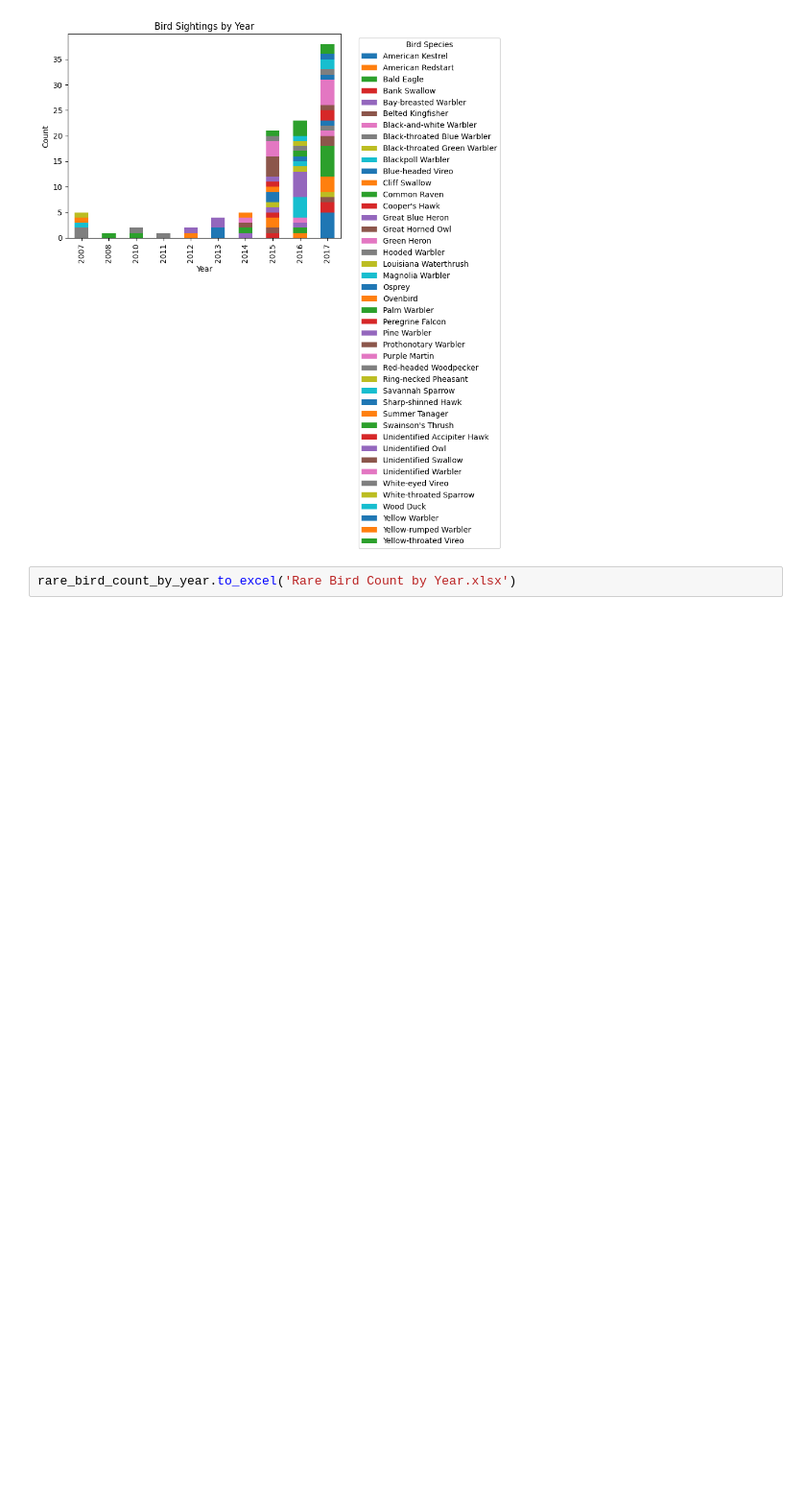
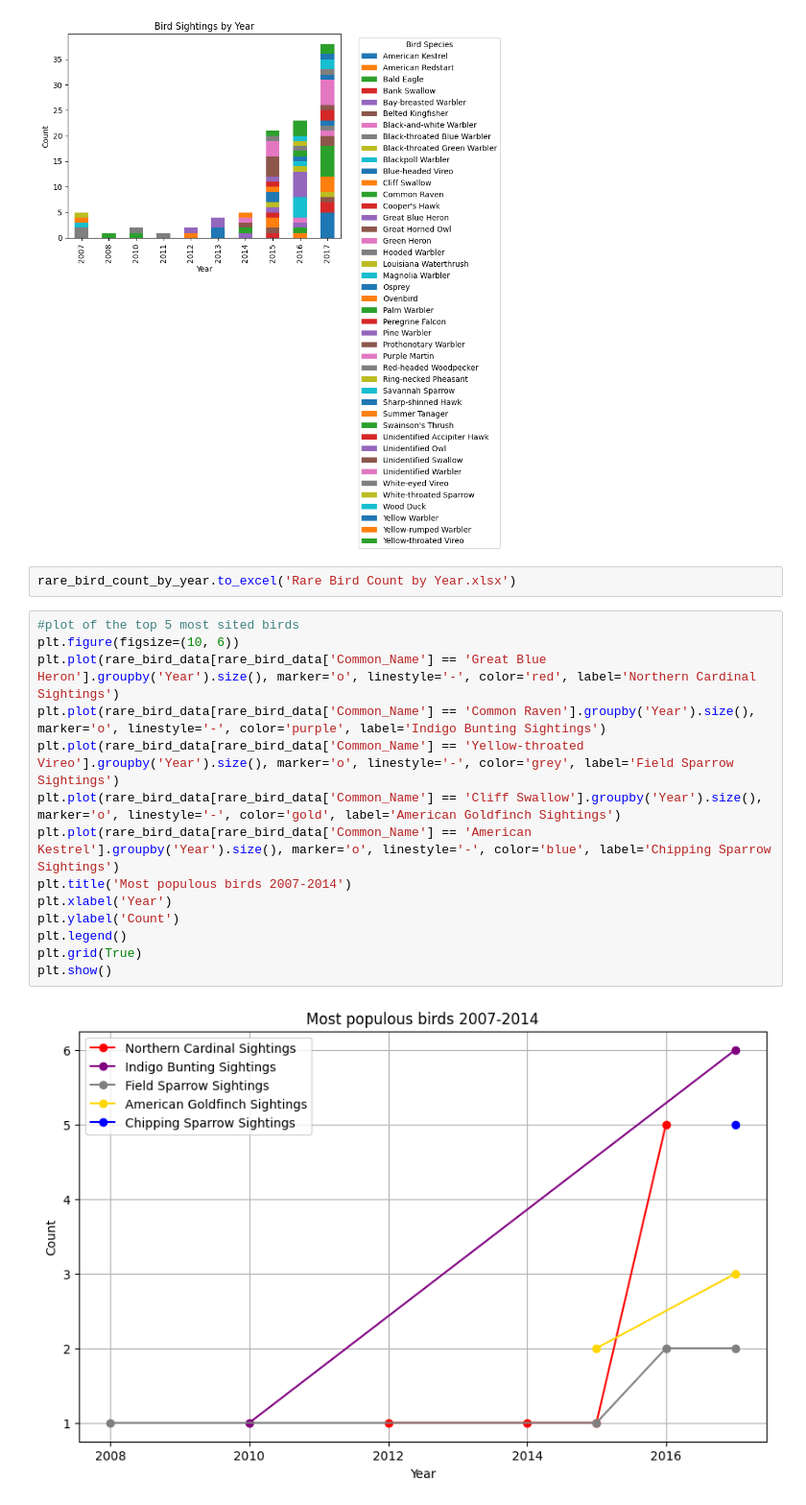
Before and after one commit to Zenon-Nowakowski/Bird-watching-data-analysis, a Jupyter notebook: main.ipynb, the cells around one changed output. Shown at 96% size. Cells and saved outputs as stored; diff of their text form; blank space fills up the shorter version.

```diff
--- a/main.ipynb
+++ b/main.ipynb
@@ -297,3 +355,19 @@ plt.show()
 [figure]
 # %%
 rare_bird_count_by_year.to_excel('Rare Bird Count by Year.xlsx')
+# %%
+#plot of the top 5 most sited birds
+plt.figure(figsize=(10, 6))
+plt.plot(rare_bird_data[rare_bird_data['Common_Name'] == 'Great Blue Heron'].groupby('Year').size(), marker='o', linestyle='-', color='red', label='Northern Cardinal Sightings')
+plt.plot(rare_bird_data[rare_bird_data['Common_Name'] == 'Common Raven'].groupby('Year').size(), marker='o', linestyle='-', color='purple', label='Indigo Bunting Sightings')
+plt.plot(rare_bird_data[rare_bird_data['Common_Name'] == 'Yellow-throated Vireo'].groupby('Year').size(), marker='o', linestyle='-', color='grey', label='Field Sparrow Sightings')
+plt.plot(rare_bird_data[rare_bird_data['Common_Name'] == 'Cliff Swallow'].groupby('Year').size(), marker='o', linestyle='-', color='gold', label='American Goldfinch Sightings')
+plt.plot(rare_bird_data[rare_bird_data['Common_Name'] == 'American Kestrel'].groupby('Year').size(), marker='o', linestyle='-', color='blue', label='Chipping Sparrow Sightings')
+plt.title('Most populous birds 2007-2014')
+plt.xlabel('Year')
+plt.ylabel('Count')
+plt.legend()
+plt.grid(True)
+plt.show()
+# %% [output]
+[figure, added]
```
Also changed, not shown: parts of 10 cells of this notebook, 4 other files.
